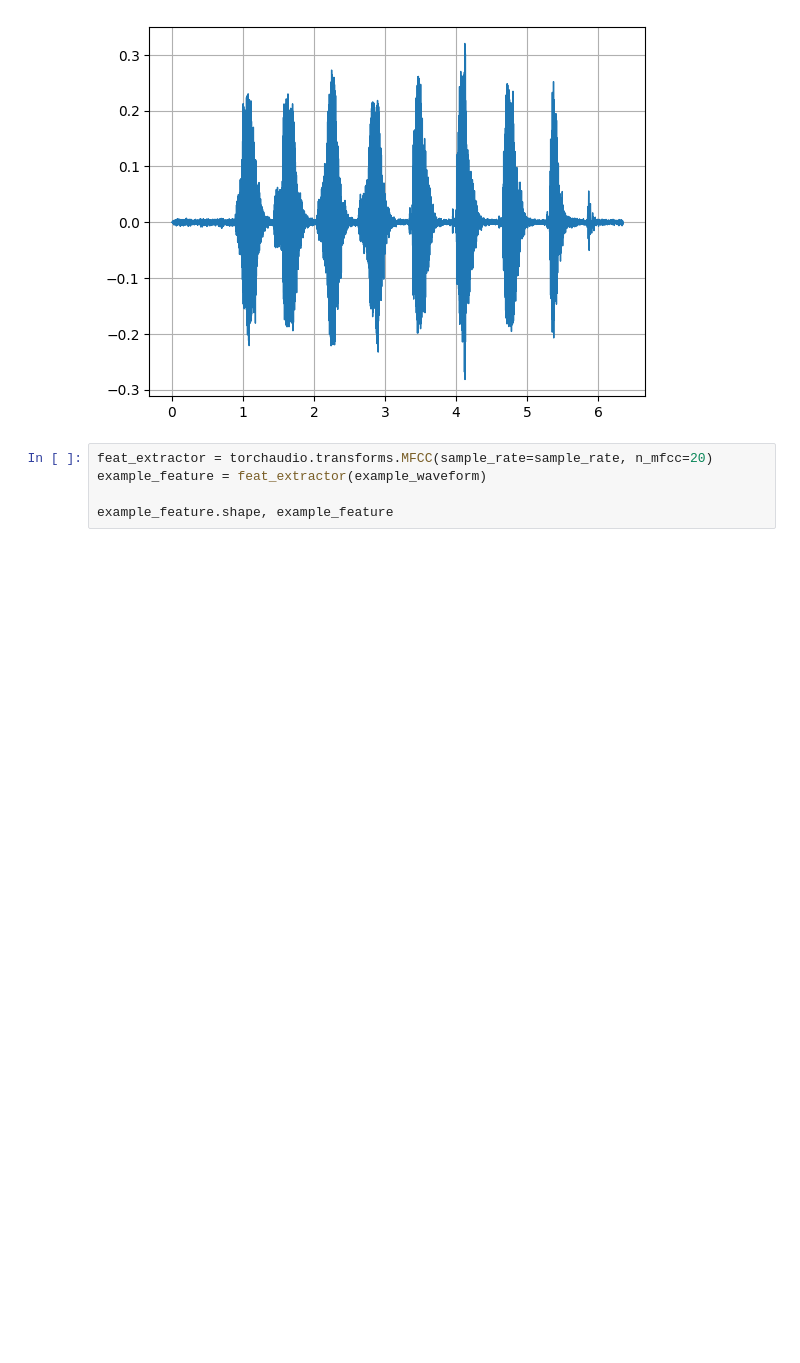
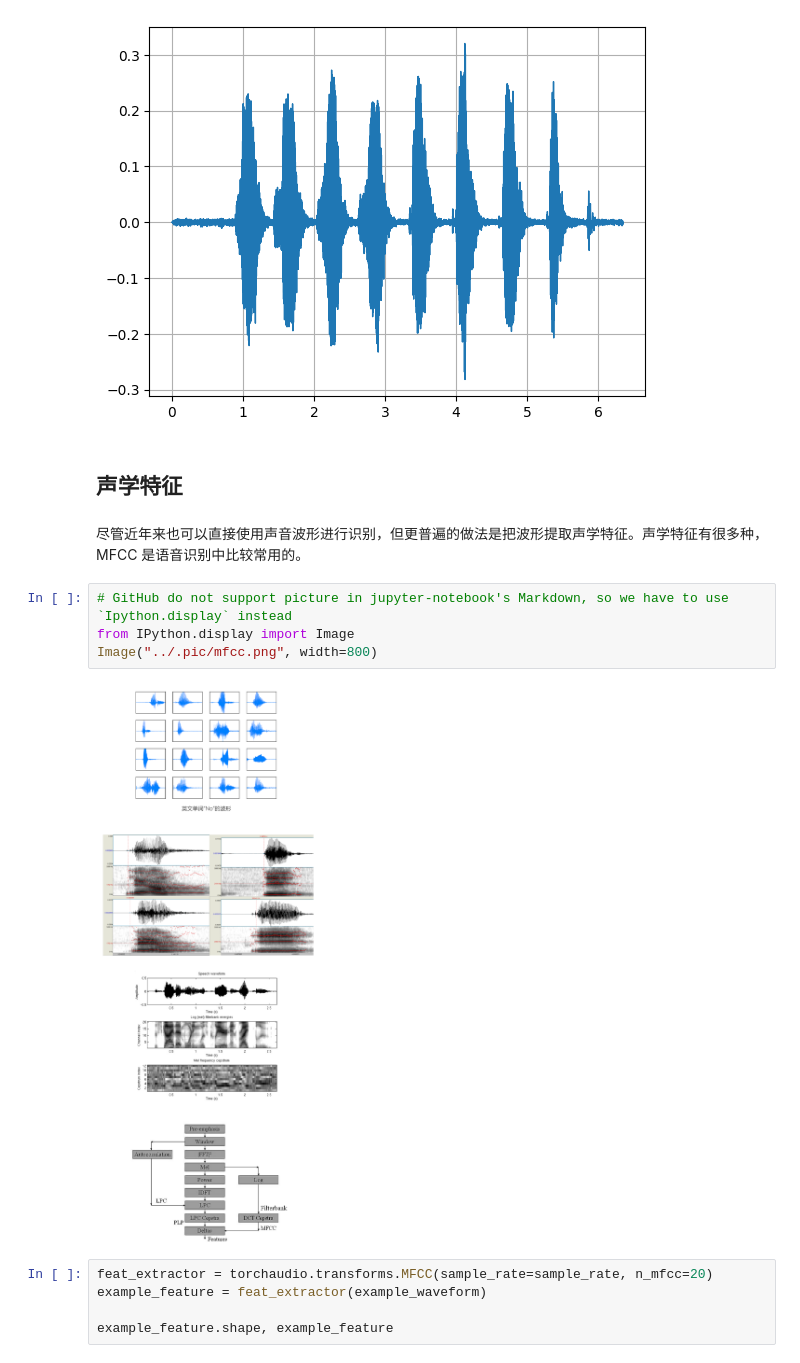
Before and after one commit to jimbozhang/yesno-example-for-undergraduates, a Jupyter notebook: train/train.ipynb, the cells around one changed output. Drawn from its saved outputs; the diff is of its cells as text; blank space fills up the shorter version.

```diff
--- a/train/train.ipynb
+++ b/train/train.ipynb
@@ -46,6 +100,16 @@ def plot_waveform(waveform, sr=8000):
 plot_waveform(example_waveform, sample_rate)
 # %% [output]
 [figure]
+# %% [markdown]
+## 声学特征
+# %% [markdown]
+尽管近年来也可以直接使用声音波形进行识别，但更普遍的做法是把波形提取声学特征。声学特征有很多种，MFCC 是语音识别中比较常用的。
+# %%
+# GitHub do not support picture in jupyter-notebook's Markdown, so we have to use `Ipython.display` instead
+from IPython.display import Image
+Image("../.pic/mfcc.png", width=800)
+# %% [output]
+[figure, added]
 # %%
 feat_extractor = torchaudio.transforms.MFCC(sample_rate=sample_rate, n_mfcc=20)
 example_feature = feat_extractor(example_waveform)
```
Also changed, not shown: parts of 61 cells of this notebook, 5 other files.
